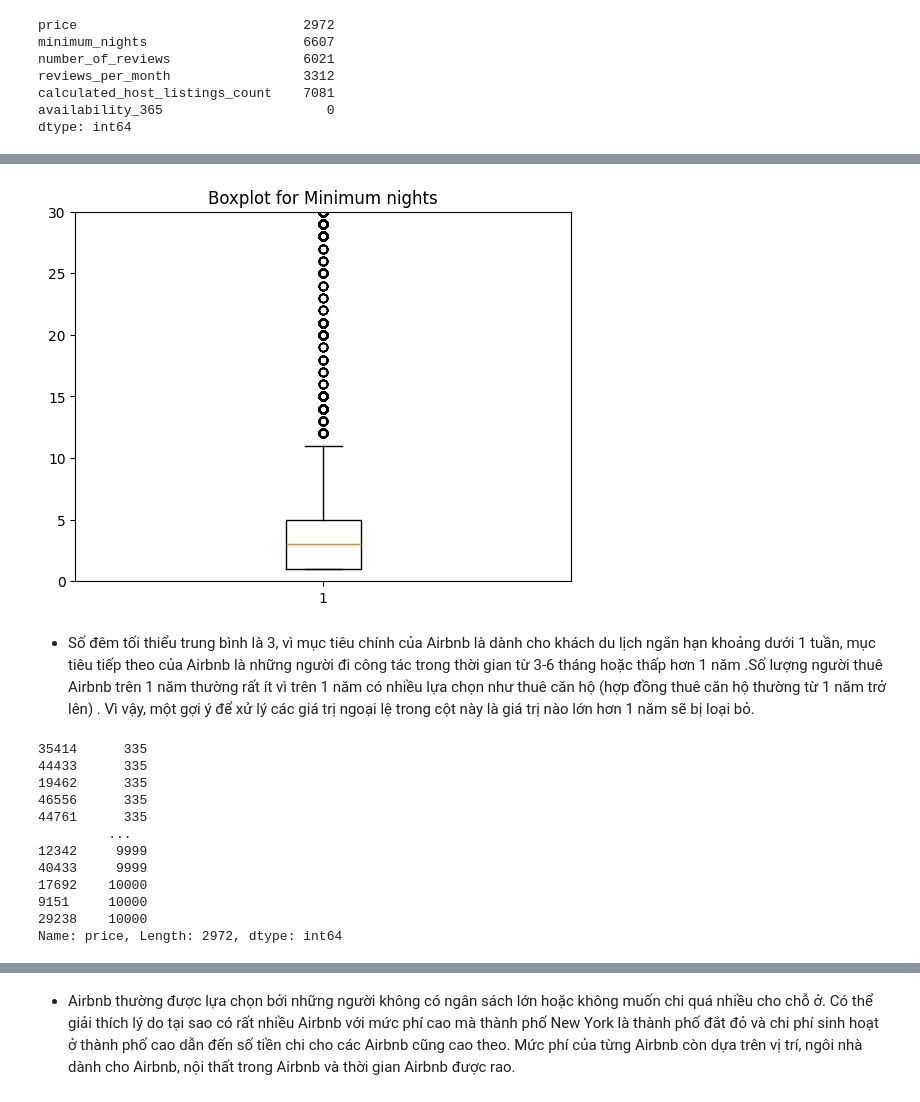
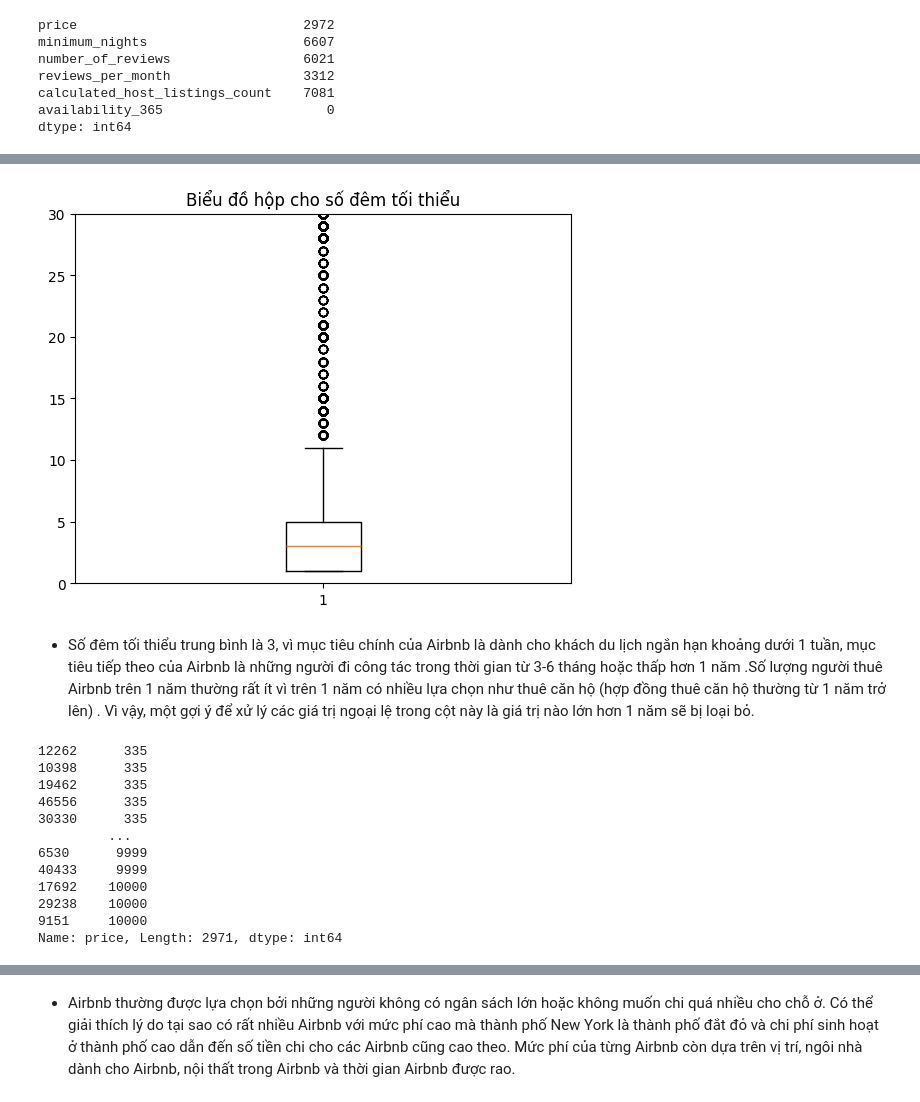
Before and after one commit to Gabien21/CSC17104_P4DS_final_project, a Jupyter notebook: Project/2_Exploring_and_preprocessing_data.ipynb, the cells around one changed output, grey strips where cells are left out. Saved outputs shown, nothing was run; the diff lists cells and outputs as text; code cells hidden in the pictures.

```diff
--- a/Project/2_Exploring_and_preprocessing_data.ipynb
+++ b/Project/2_Exploring_and_preprocessing_data.ipynb
@@ -212,5 +212,4 @@ def find_limit(col) :
 # %%
 lower_limit_nights,upper_limit_nights = find_limit(df['minimum_nights'])
 outliers_df_nights = df[(df['minimum_nights'] < lower_limit_nights) | (df['minimum_nights'] > upper_limit_nights)]['minimum_nights'].sort_values()
-# df.loc[outliers_df_nights[outliers_df_nights > 366]]
-outliers_df_nights[outliers_df_nights > 366]
+df = df[df['minimum_nights'] <= 366]
@@ -232,10 +216,10 @@ Name: minimum_nights, dtype: int64
 # %%
 plt.boxplot(df['minimum_nights'])
 plt.ylim(0,30)
-plt.title('Boxplot for Minimum nights')
+plt.title('Biểu đồ hộp cho số đêm tối thiểu')
 plt.show()
 # %% [output]
-[figure, old version]
+[figure, new version]
 # %% [markdown]
 - Số đêm tối thiểu trung bình là 3, vì mục tiêu chính của Airbnb là dành cho khách du lịch ngắn hạn khoảng dưới 1 tuần, mục tiêu tiếp theo của Airbnb là những người đi công tác trong thời gian từ 3-6 tháng hoặc thấp hơn 1 năm .Số lượng người thuê Airbnb trên 1 năm thường rất ít vì trên 1 năm có nhiều lựa chọn như thuê căn hộ (hợp đồng thuê căn hộ thường từ 1 năm trở lên) . Vì vậy, một gợi ý để xử lý các giá trị ngoại lệ trong cột này là giá trị nào lớn hơn 1 năm sẽ bị loại bỏ.
 # %%
@@ -243,18 +227,18 @@ lower_limit_price,upper_limit_price = find_limit(df['price'])
 outliers_df_price = df[(df['price'] < lower_limit_price) | (df['price'] > upper_limit_price)]['price'].sort_values()
 outliers_df_price
 # %% [output]
-35414      335
-44433      335
+12262      335
+10398      335
 19462      335
 46556      335
-44761      335
+30330      335
          ...
-12342     9999
+6530      9999
 40433     9999
 17692    10000
+29238    10000
 9151     10000
-29238    10000
-Name: price, Length: 2972, dtype: int64
+Name: price, Length: 2971, dtype: int64
 # %%
 plt.boxplot(df['price'])
 plt.ylim(0,2000)
```
Also changed, not shown: parts of 33 cells of this notebook, 10 other files.
